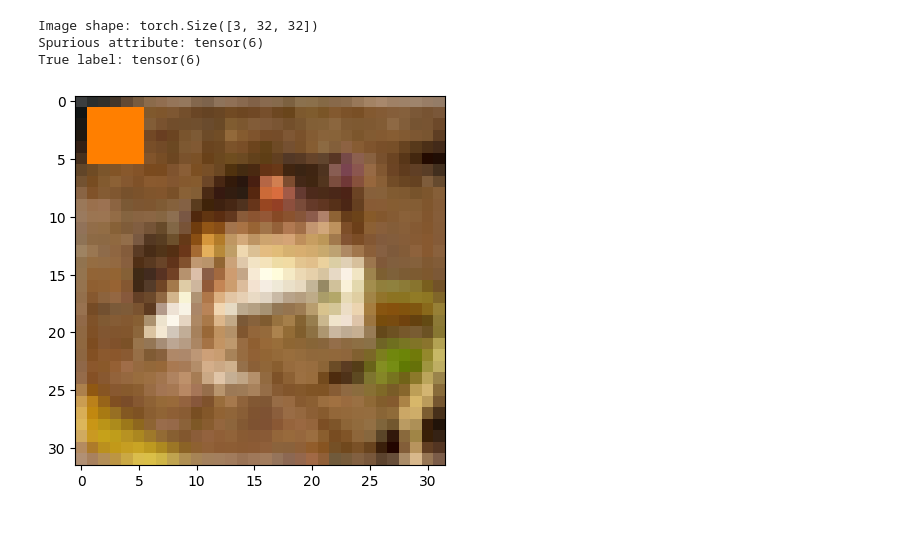
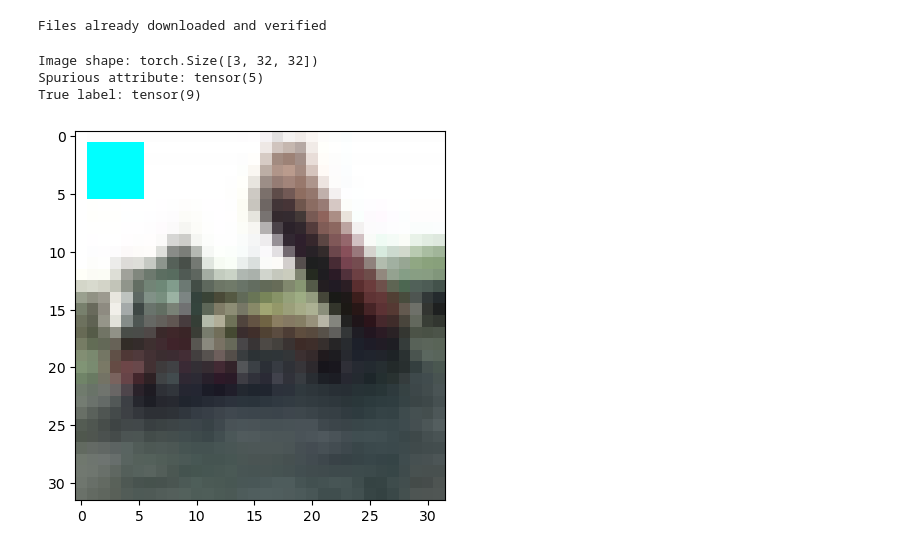
Before and after one commit to Vinschers/LAFTR, a Jupyter notebook: notebooks/cifar10.ipynb, the cells around one changed output. Cells and saved outputs as stored; diff of their text form; code cells hidden in the pictures.

Commit message:
Add plot to cifar10

```diff
--- a/notebooks/cifar10.ipynb
+++ b/notebooks/cifar10.ipynb
@@ -41,17 +41,19 @@ p_y_a = [
 p_a = [1/10] * 10
 
 data_dir = os.path.join(project_root, "data/cifar_data")
-biased_cifar = BiasedCifar10(data_dir, p_y_a, p_a, train=True, download=True, seed=42)
+biased_cifar = BiasedCifar10(data_dir, p_y_a, train=True, download=True, seed=42)
+# %% [output]
+Files already downloaded and verified
 # %%
-img, attr, label = biased_cifar[0]
+img, attr, label = biased_cifar[2]
 print("Image shape:", img.shape)
 print("Spurious attribute:", attr)
 print("True label:", label)
 
 plt.imshow(img.permute(1, 2, 0).cpu().numpy())
 plt.show()
 # %% [output]
 Image shape: torch.Size([3, 32, 32])
-Spurious attribute: tensor(6)
-True label: tensor(6)
+Spurious attribute: tensor(5)
+True label: tensor(9)
-[figure, old version]
+[figure, new version]
```
Also changed, not shown: parts of 2 cells of this notebook, 1 other file.
